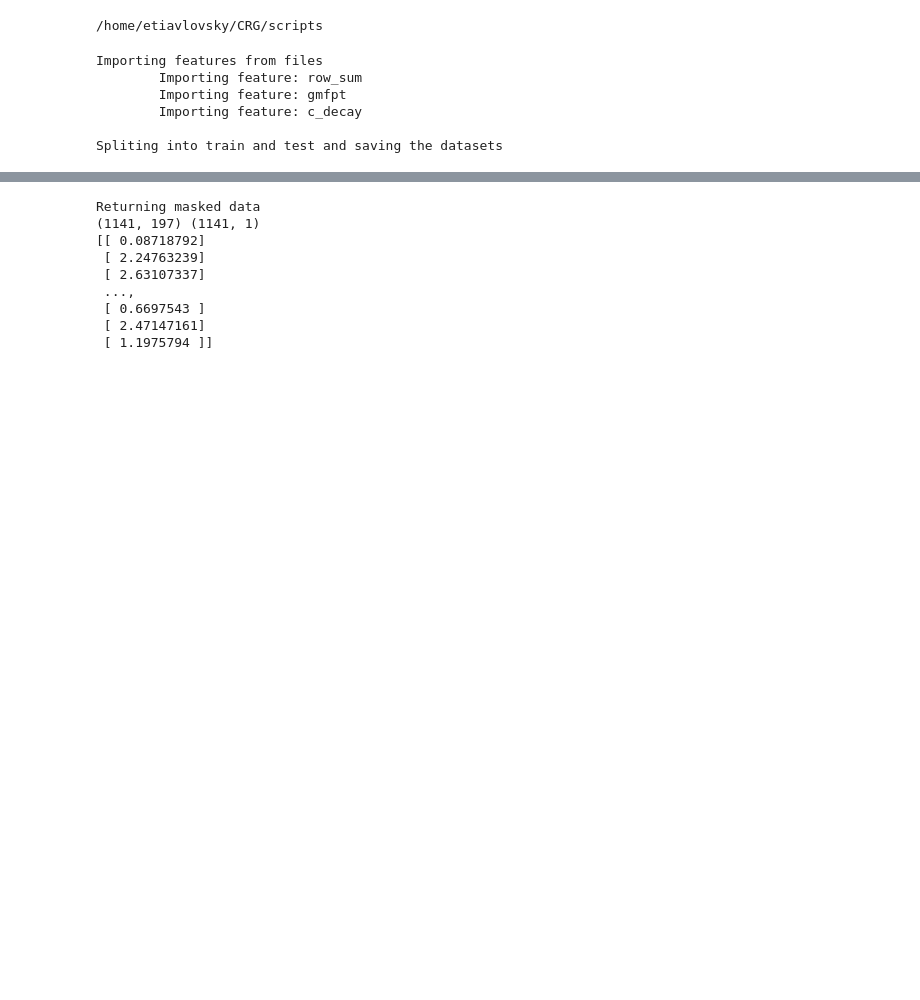
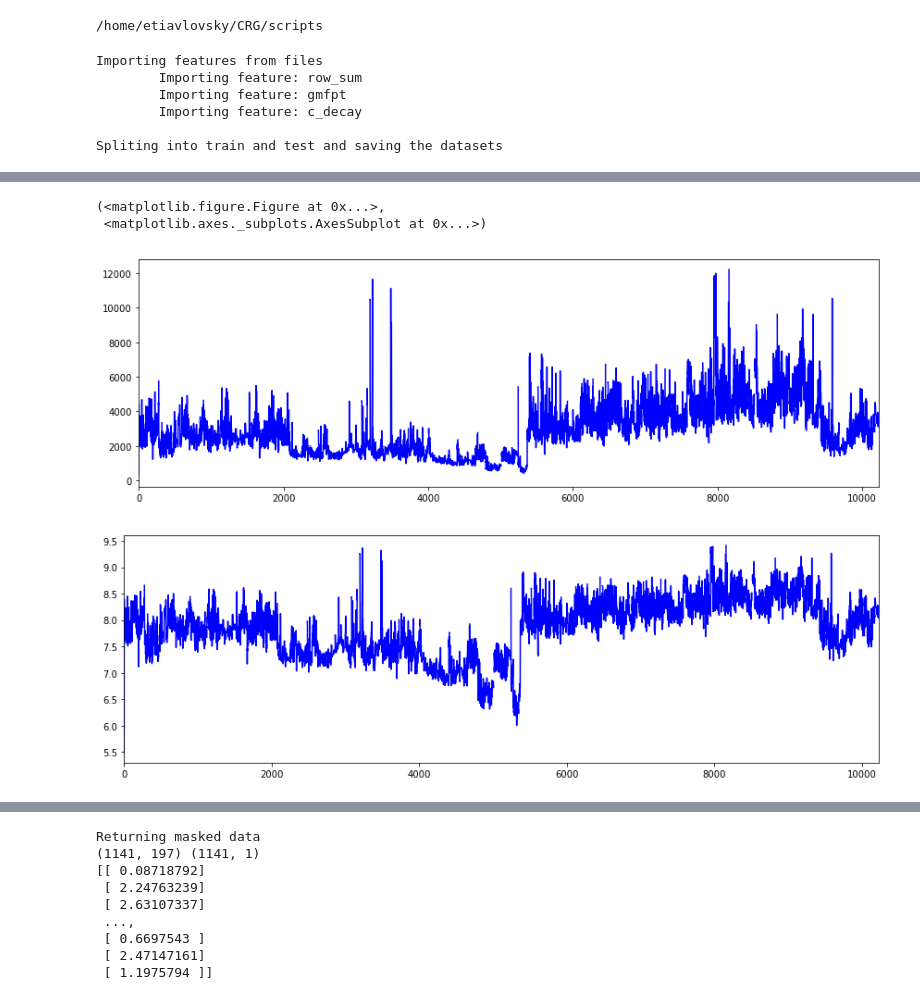
Before and after one commit to tiavlovskiegor24/CRG, a Jupyter notebook: HIV expression.ipynb, the cells around one changed output, grey strips where cells are left out. Saved outputs shown, nothing was run; the diff lists cells and outputs as text; code cells hidden in the pictures; blank space fills up the shorter version.

```diff
--- a/HIV expression.ipynb
+++ b/HIV expression.ipynb
@@ -70,0 +91,8 @@ Exctacting feature matrix
+# %%
+
+myplot(np.log1p(array))
+# %% [output]
+(<matplotlib.figure.Figure at 0x...>,
+ <matplotlib.axes._subplots.AxesSubplot at 0x...>)
+[figure, added]
+[figure, added]
```
Also changed, not shown: parts of 9 cells of this notebook, 3 other files.
